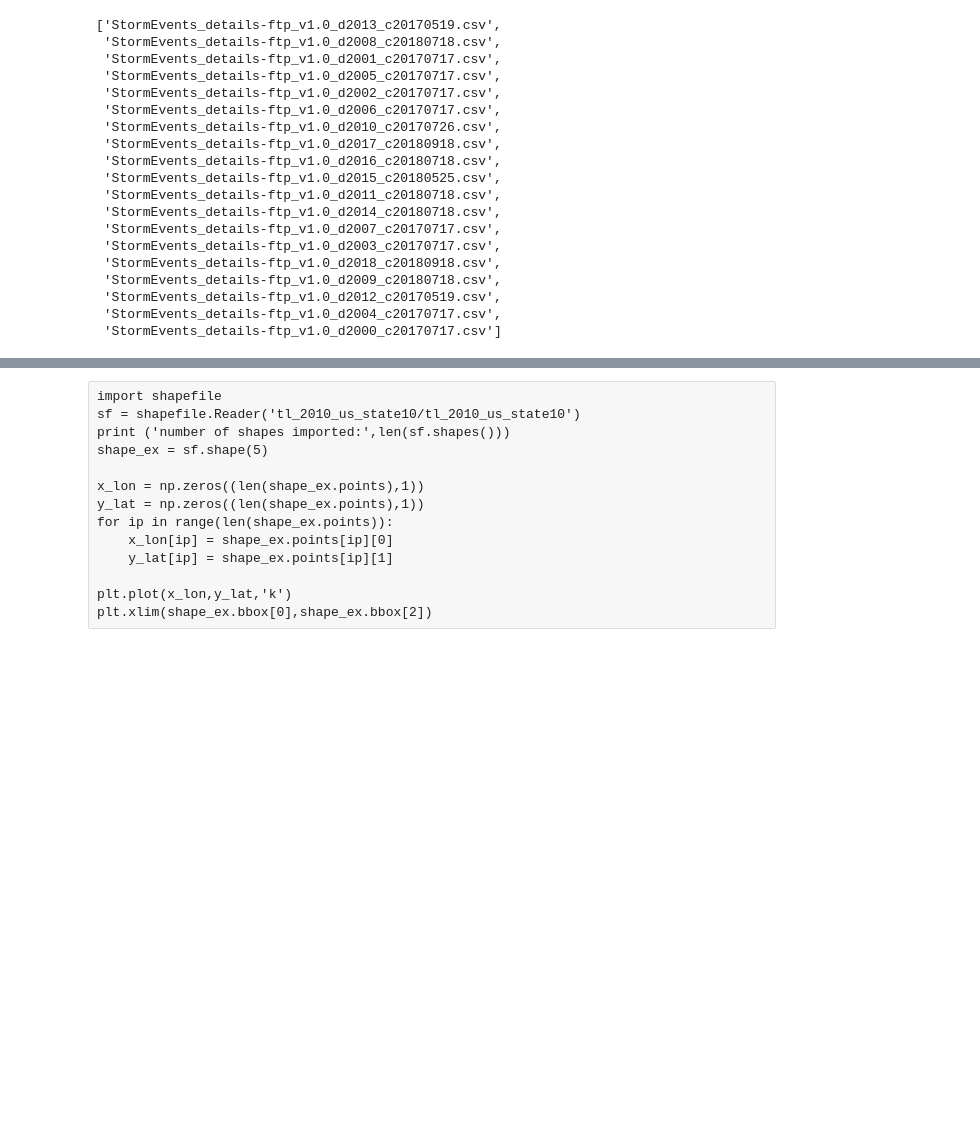
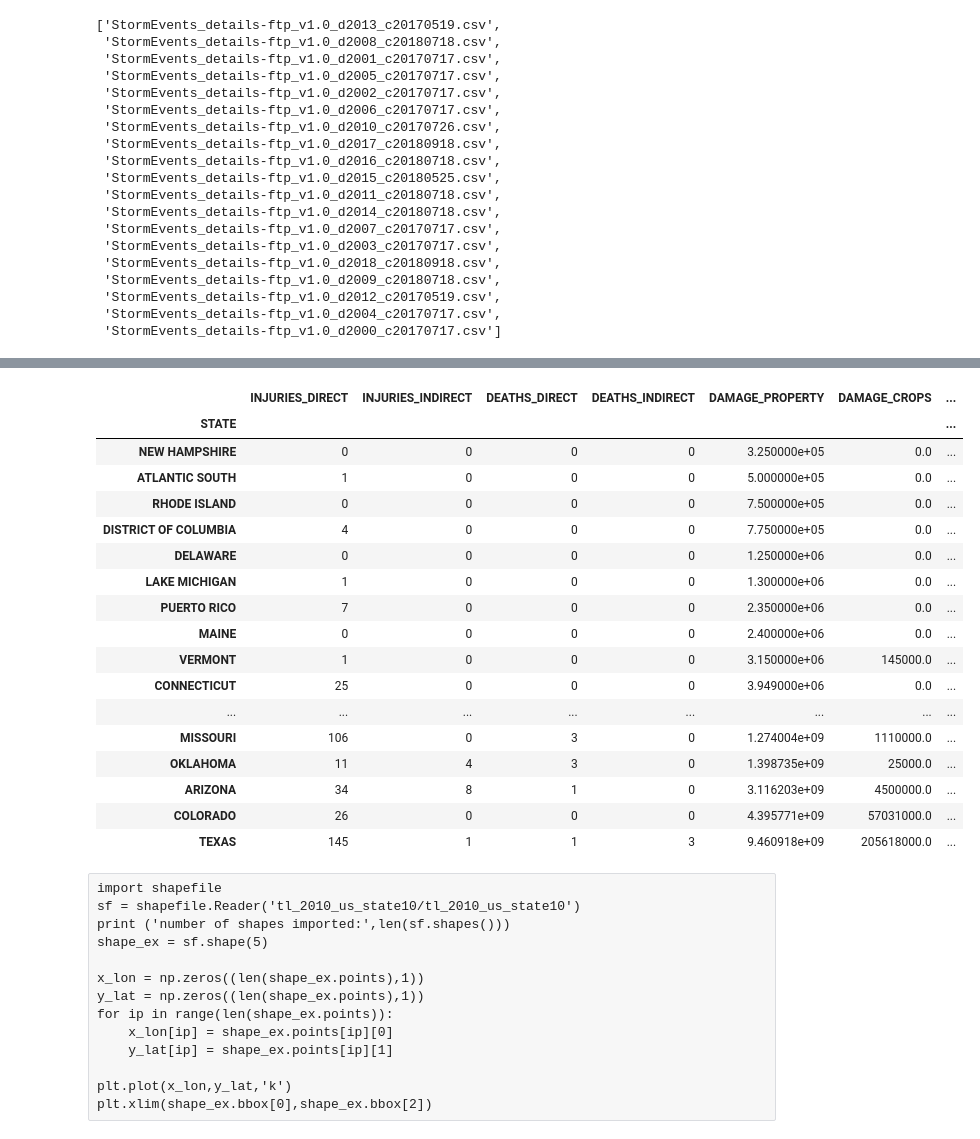
Before and after one commit to emmagrimaldi/Capstone_Predicting_Storm_Damages, a Jupyter notebook: Capstone_EDA.ipynb, the cells around one changed output, grey strips where cells are left out. Saved outputs shown, nothing was run; the diff lists cells and outputs as text; code cells hidden in the pictures; blank space fills up the shorter version.

```diff
--- a/Capstone_EDA.ipynb
+++ b/Capstone_EDA.ipynb
@@ -75,3 +114,0 @@ Name: MAGNITUDE_TYPE, dtype: int64
-# %%
-df = df.dropna(subset = ['MAGNITUDE','BEGIN_LAT','DAMAGE_PROPERTY'])
-df.isnull().sum()
@@ -96,2 +114,0 @@ dtype: int64
-# %%
-df.loc[df['DAMAGE_CROPS'].isnull(),'DAMAGE_CROPS'] = '0.00K'
@@ -118,17 +114,0 @@ dtype: int64
-# %%
-damage_dict = {'K': 10**3, 'M': 10**6, 'B': 10**9 }
-
-df['YEAR'] = pd.to_datetime(df['BEGIN_DATE_TIME']).dt.year
-df['BEGIN_MONTH'] = pd.to_datetime(df['BEGIN_DATE_TIME']).dt.month
-df['BEGIN_DAY'] = pd.to_datetime(df['BEGIN_DATE_TIME']).dt.day
-df['BEGIN_TIME'] = pd.to_datetime(df['BEGIN_DATE_TIME']).dt.time
-df['END_MONTH'] = pd.to_datetime(df['END_DATE_TIME']).dt.month
-df['END_DAY'] = pd.to_datetime(df['END_DATE_TIME']).dt.day
-df['END_TIME'] = pd.to_datetime(df['END_DATE_TIME']).dt.time
-df['DURATION_DAYS'] = (pd.to_datetime(df['END_DATE_TIME']) - pd.to_datetime(df['BEGIN_DATE_TIME'])).dt.days
-df['DURATION_HOURS'] = (pd.to_datetime(df['END_DATE_TIME']) - pd.to_datetime(df['BEGIN_DATE_TIME'])).dt.seconds//3600
-df['DURATION_MINUTES'] = ((pd.to_datetime(df['END_DATE_TIME']) - pd.to_datetime(df['BEGIN_DATE_TIME'])).dt.seconds//60)%60
-
-df['DAMAGE_PROPERTY'] = df['DAMAGE_PROPERTY'].map(lambda x: float(x[:-1])*damage_dict[x[-1]])
-df['DAMAGE_CROPS'] = df['DAMAGE_CROPS'].map(lambda x: float(x[:-1])*damage_dict[x[-1]] )
-df.head(10)
@@ -206,0 +130,2 @@ dtype: object
+# %%
+sub = df[df['DAMAGE_PROPERTY']>100000]
@@ -207,3 +144,24 @@ dtype: object
+# %%
+sub.groupby(['STATE']).sum().sort_values('DAMAGE_PROPERTY')
+# %% [output]
+|  | INJURIES_DIRECT | INJURIES_INDIRECT | DEATHS_DIRECT | DEATHS_INDIRECT | DAMAGE_PROPERTY | DAMAGE_CROPS | ... |
+| STATE |  |  |  |  |  |  | ... |
+| NEW HAMPSHIRE | 0 | 0 | 0 | 0 | 3.250000e+05 | 0.0 | ... |
+| ATLANTIC SOUTH | 1 | 0 | 0 | 0 | 5.000000e+05 | 0.0 | ... |
+| RHODE ISLAND | 0 | 0 | 0 | 0 | 7.500000e+05 | 0.0 | ... |
+| DISTRICT OF COLUMBIA | 4 | 0 | 0 | 0 | 7.750000e+05 | 0.0 | ... |
+| DELAWARE | 0 | 0 | 0 | 0 | 1.250000e+06 | 0.0 | ... |
+| LAKE MICHIGAN | 1 | 0 | 0 | 0 | 1.300000e+06 | 0.0 | ... |
+| PUERTO RICO | 7 | 0 | 0 | 0 | 2.350000e+06 | 0.0 | ... |
+| MAINE | 0 | 0 | 0 | 0 | 2.400000e+06 | 0.0 | ... |
+| VERMONT | 1 | 0 | 0 | 0 | 3.150000e+06 | 145000.0 | ... |
+| CONNECTICUT | 25 | 0 | 0 | 0 | 3.949000e+06 | 0.0 | ... |
+| ... | ... | ... | ... | ... | ... | ... | ... |
+| MISSOURI | 106 | 0 | 3 | 0 | 1.274004e+09 | 1110000.0 | ... |
+| OKLAHOMA | 11 | 4 | 3 | 0 | 1.398735e+09 | 25000.0 | ... |
+| ARIZONA | 34 | 8 | 1 | 0 | 3.116203e+09 | 4500000.0 | ... |
+| COLORADO | 26 | 0 | 0 | 0 | 4.395771e+09 | 57031000.0 | ... |
+| TEXAS | 145 | 1 | 1 | 3 | 9.460918e+09 | 205618000.0 | ... |
 # %% [raw]
 import shapefile
 sf = shapefile.Reader('tl_2010_us_state10/tl_2010_us_state10')
```
Also changed, not shown: parts of 21 cells of this notebook, 1 other file.
